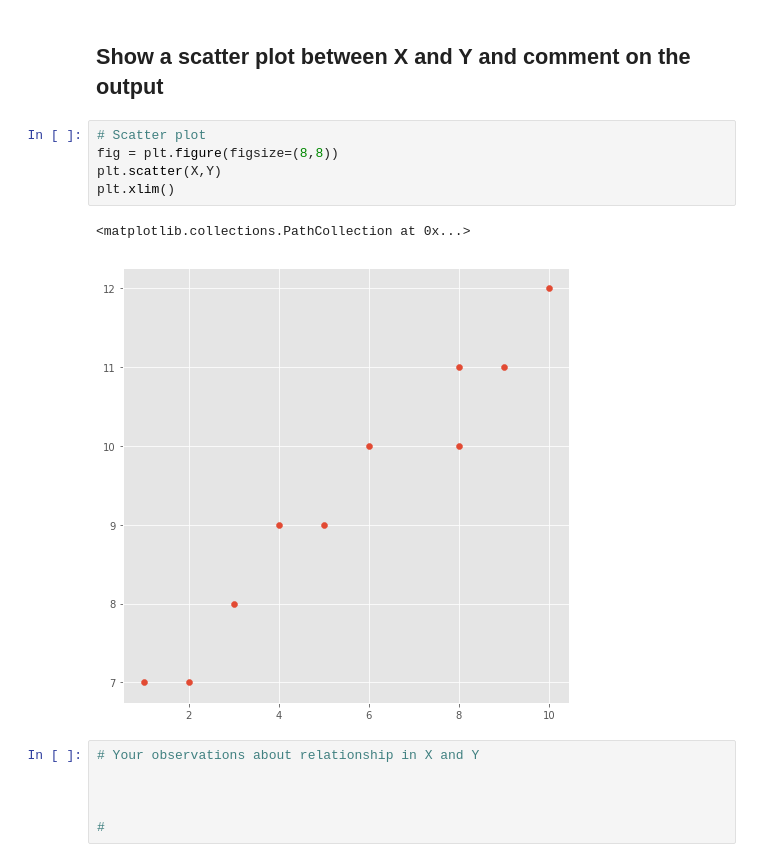
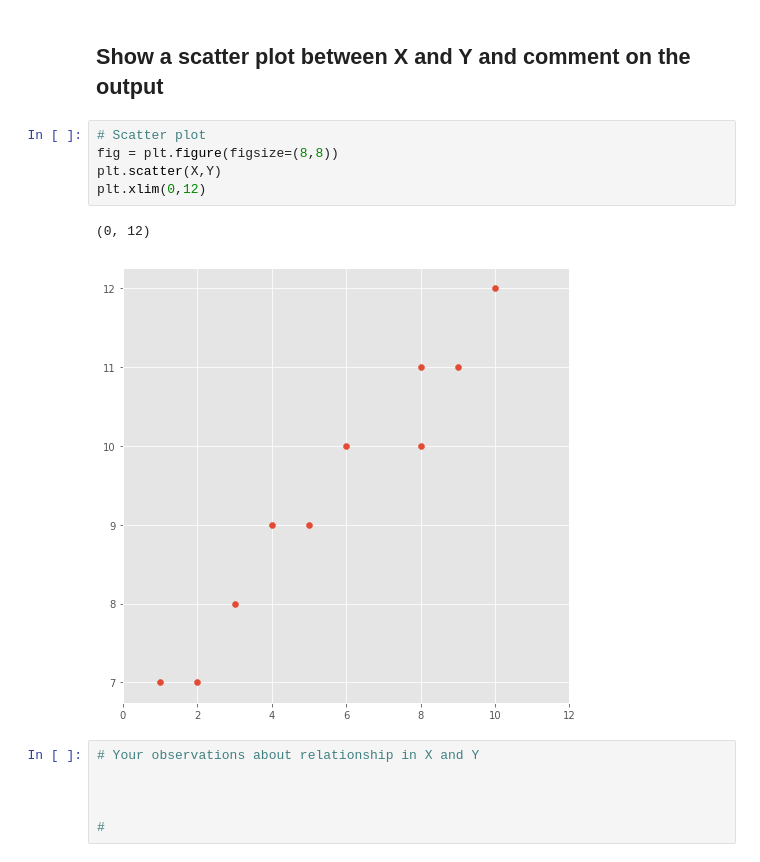
Before and after one commit to j-asonwang/dsc-0-10-07-simple-linear-regression-lab-nyc-ds-career-012819, a Jupyter notebook: index.ipynb, the cells around one changed output. Saved outputs shown, nothing was run; the diff lists cells and outputs as text.

```diff
--- a/index.ipynb
+++ b/index.ipynb
@@ -40,11 +40,11 @@ Y = np.array([7,7,8,9,9,10,10,11,11,12], dtype=np.float64)
 # %%
 # Scatter plot
 fig = plt.figure(figsize=(8,8))
 plt.scatter(X,Y)
-plt.xlim()
+plt.xlim(0,12)
 # %% [output]
-<matplotlib.collections.PathCollection at 0x...>
+(0, 12)
-[figure, old version]
+[figure, new version]
 # %%
 # Your observations about relationship in X and Y
 
```
